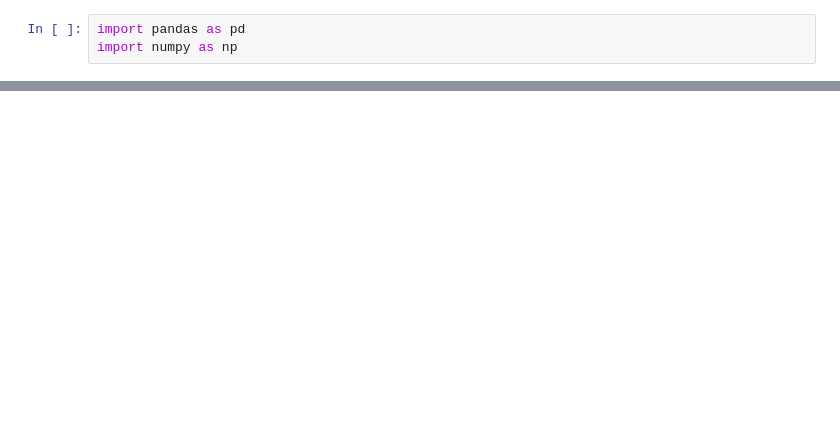
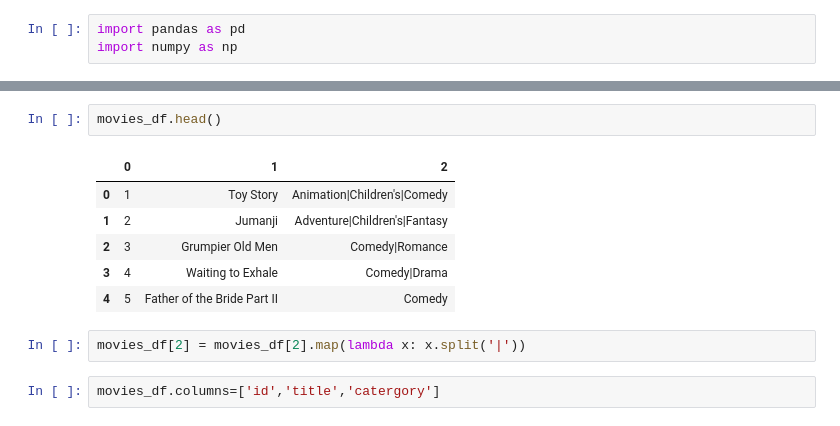
Before and after one commit to kevintheduu/recommendation-case-study, a Jupyter notebook: kevin_eda.ipynb, the cells around one changed output, grey strips where cells are left out. Cells and saved outputs as stored; diff of their text form; blank space fills up the shorter version.

```diff
--- a/kevin_eda.ipynb
+++ b/kevin_eda.ipynb
@@ -43,0 +195,13 @@ dtype: int64
+# %%
+movies_df.head()
+# %% [output]
+|  | 0 | 1 | 2 |
+| 0 | 1 | Toy Story | Animation|Children's|Comedy |
+| 1 | 2 | Jumanji | Adventure|Children's|Fantasy |
+| 2 | 3 | Grumpier Old Men | Comedy|Romance |
+| 3 | 4 | Waiting to Exhale | Comedy|Drama |
+| 4 | 5 | Father of the Bride Part II | Comedy |
+# %%
+movies_df[2] = movies_df[2].map(lambda x: x.split('|'))
+# %%
+movies_df.columns=['id','title','catergory']
```
Also changed, not shown: parts of 38 cells of this notebook, 1 other file.
